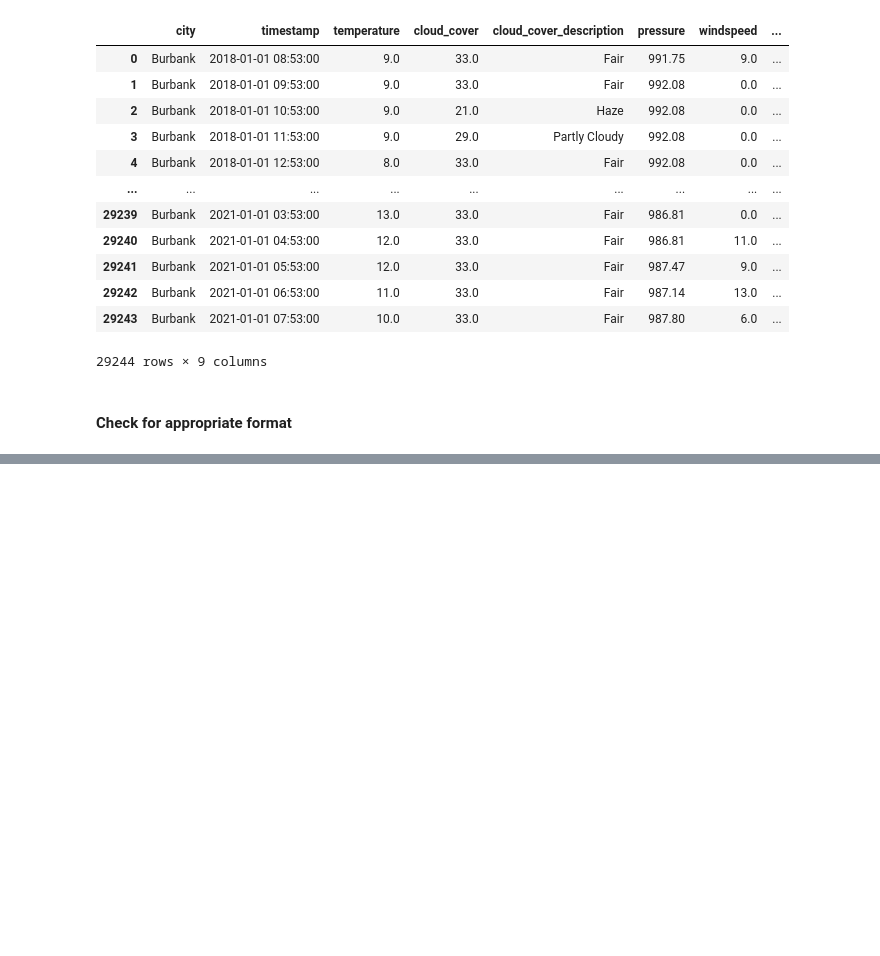
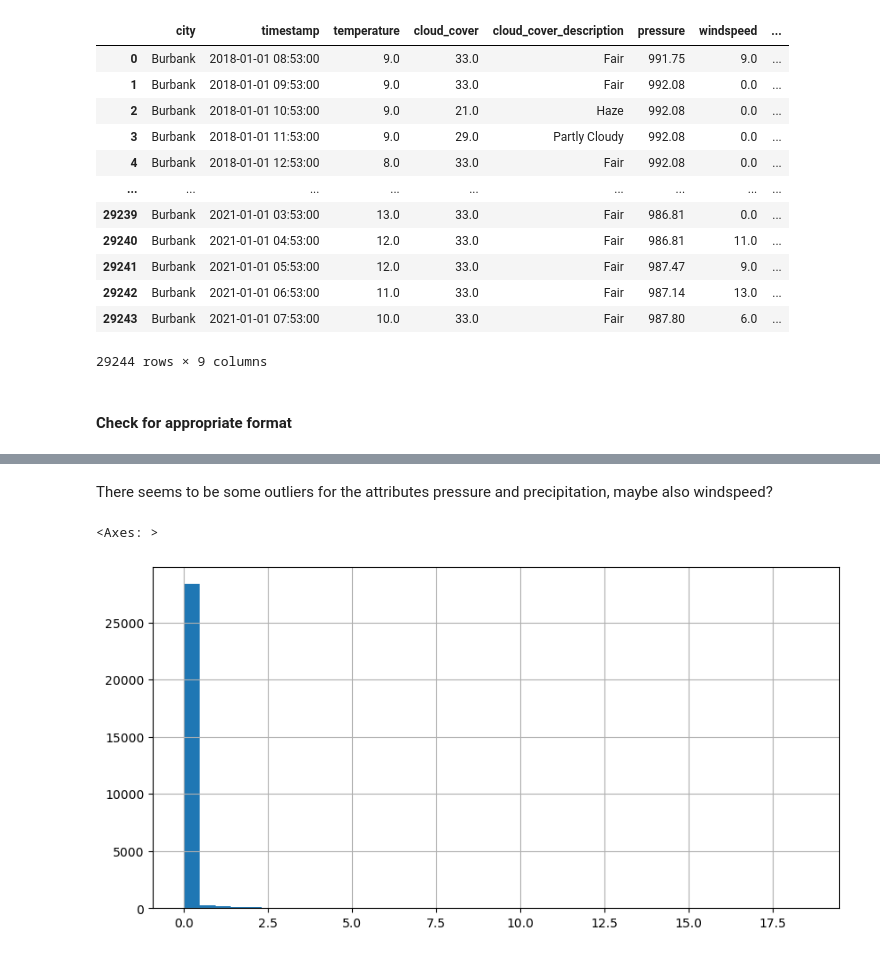
Before and after one commit to angfe/TheOptimizers, a Jupyter notebook: 01_Data_Preparation.ipynb, the cells around one changed output, grey strips where cells are left out. Drawn from its saved outputs; the diff is of its cells as text; code cells hidden in the pictures; blank space fills up the shorter version.

```diff
--- a/01_Data_Preparation.ipynb
+++ b/01_Data_Preparation.ipynb
@@ -742,0 +876,7 @@ array([[<Axes: title={'center': 'temperature'}>,
+# %% [markdown]
+There seems to be some outliers for the attributes pressure and precipitation, maybe also windspeed?
+# %%
+weather_data['precipitation'].hist(bins=40, figsize=(10,5))
+# %% [output]
+<Axes: >
+[figure, added]
```
Also changed, not shown: parts of 38 cells of this notebook.
